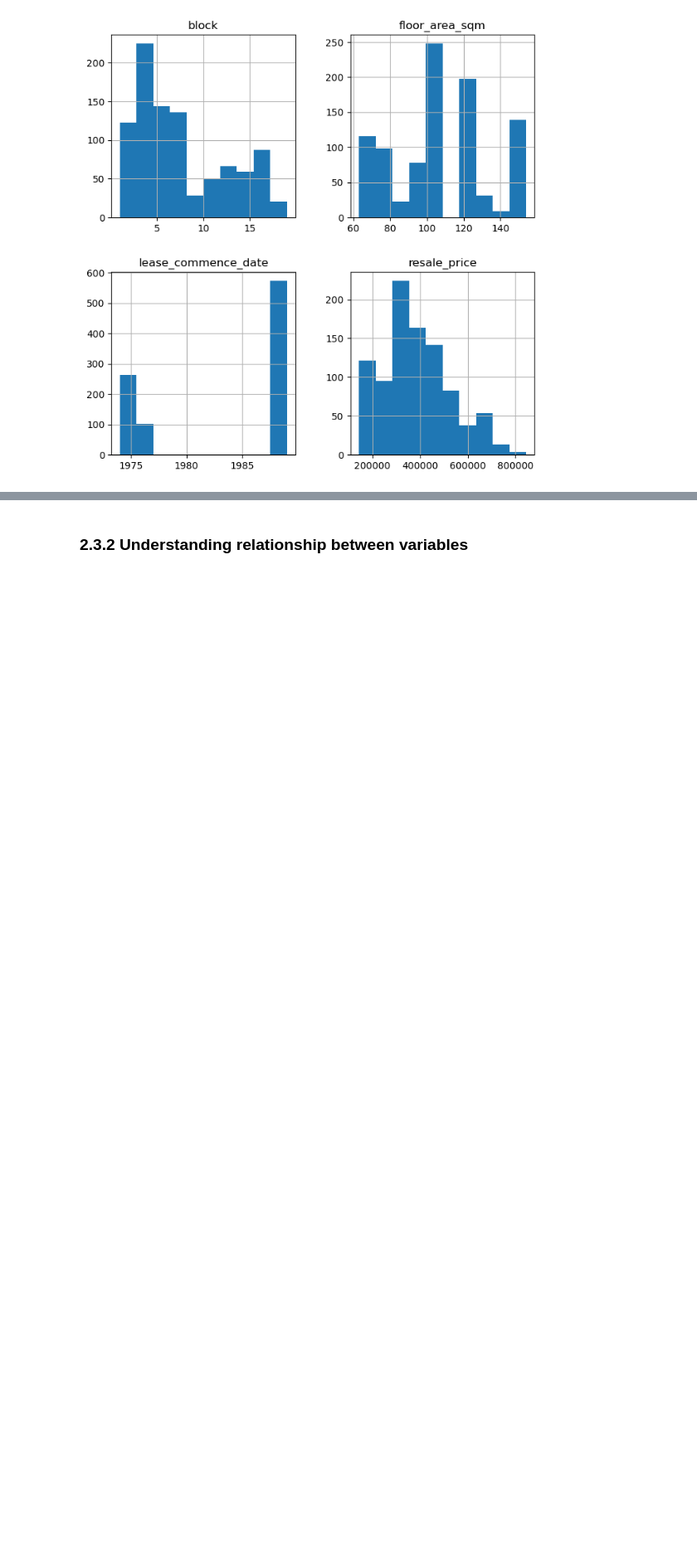
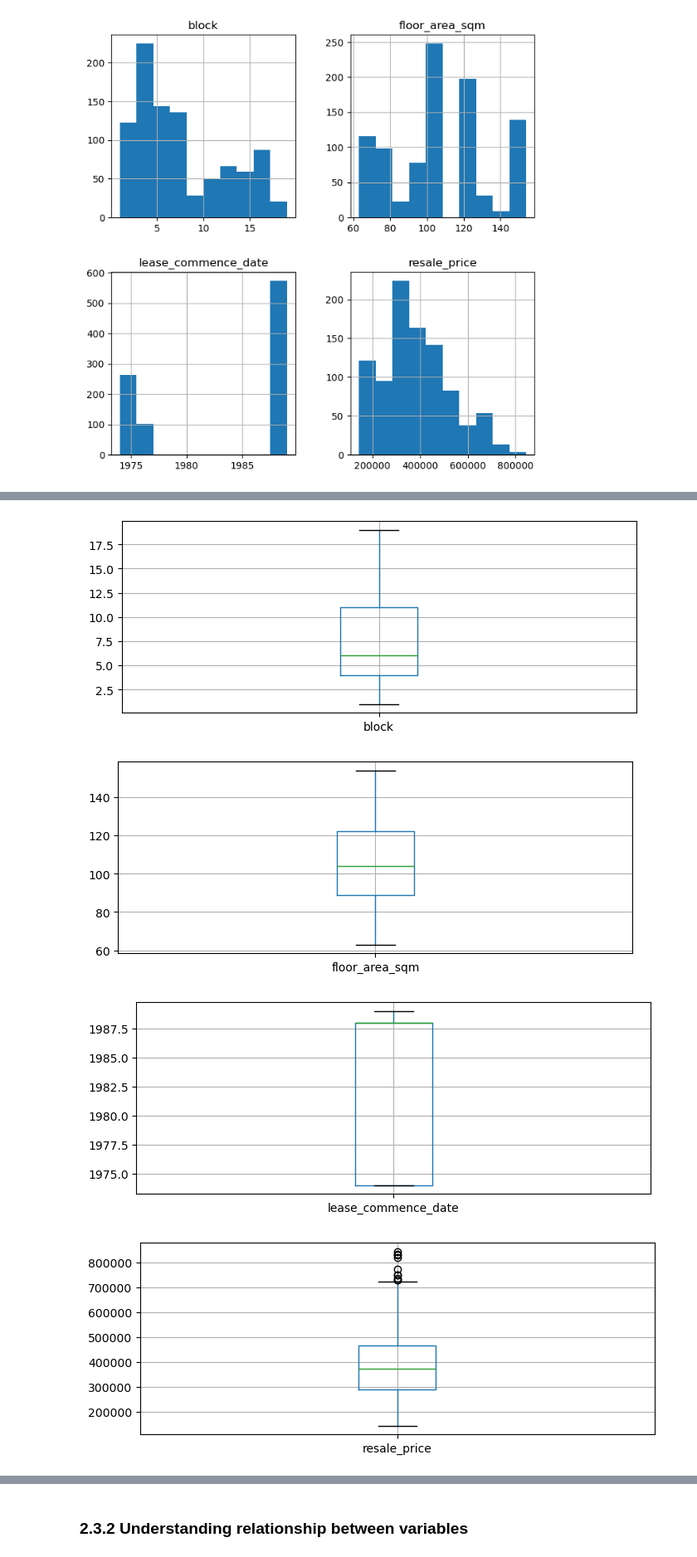
Before and after one commit to yongchuangqingdao-web/mldp_proj, a Jupyter notebook: MLDP Program Codes Submission Template.ipynb, the cells around one changed output, grey strips where cells are left out. Shown at 83% size. Saved outputs shown, nothing was run; the diff lists cells and outputs as text; code cells hidden in the pictures; blank space fills up the shorter version.

```diff
--- a/MLDP Program Codes Submission Template.ipynb
+++ b/MLDP Program Codes Submission Template.ipynb
@@ -135,0 +149,14 @@ plt.show()
+# %%
+# analyze outliers
+
+## retrieve numeric data columns
+col_numeric = df.select_dtypes(include=['float', 'int']).columns ## Select all categorical columns
+
+for col in col_numeric:
+    df.boxplot(column=col, rot=0, figsize=(8,3))
+    plt.show()
+# %% [output]
+[figure, added]
+[figure, added]
+[figure, added]
+[figure, added]
```
Also changed, not shown: parts of 14 cells of this notebook.
